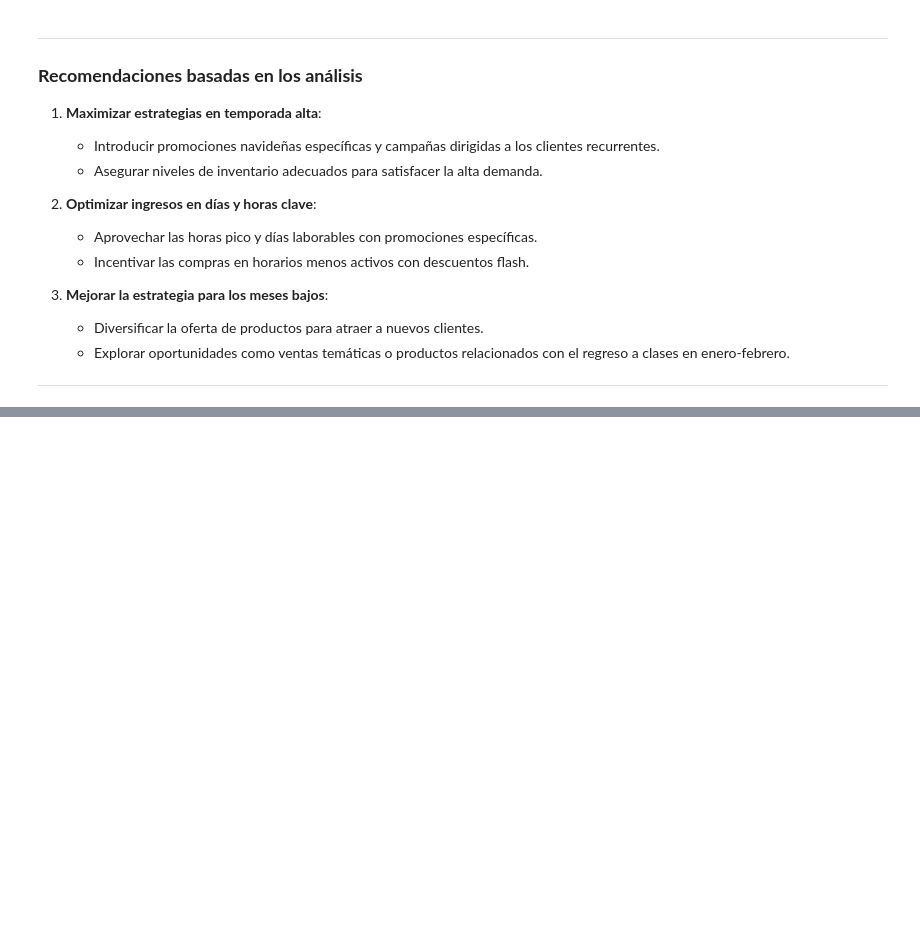
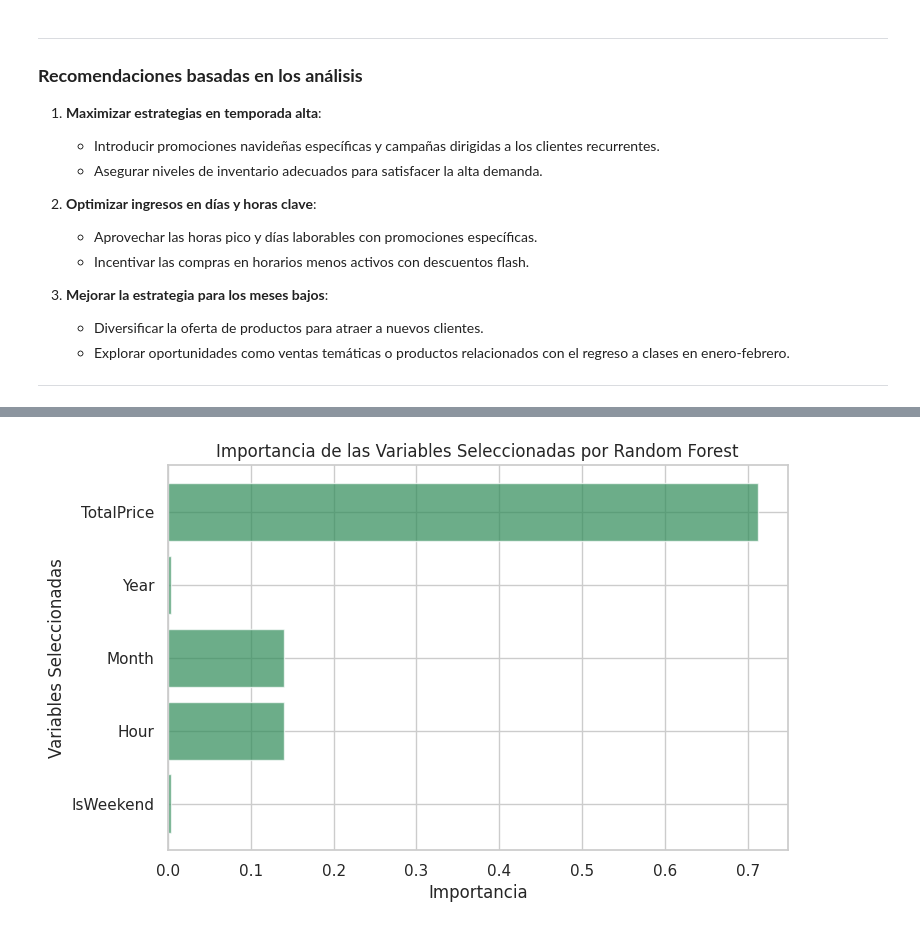
Before and after one commit to OttoBara/OnlineRetailAnalysis, a Jupyter notebook: ProyectoDS_ParteI_Baratto.ipynb, the cells around one changed output, grey strips where cells are left out. Drawn from its saved outputs; the diff is of its cells as text; code cells hidden in the pictures; blank space fills up the shorter version.

```diff
--- a/ProyectoDS_ParteI_Baratto.ipynb
+++ b/ProyectoDS_ParteI_Baratto.ipynb
@@ -863,0 +909,10 @@ El heatmap combina información sobre ingresos según el día de la semana y las
+# %%
+# 🔹 Eliminar columnas categóricas antes de entrenar el modelo
+X = X.drop(columns=['StockCode', 'DayOfWeek'], errors='ignore')
+
+# 🔹 Convertir la columna IsWeekend a valores numéricos (0 o 1)
+X['IsWeekend'] = X['IsWeekend'].astype(int)
+
+# 🔹 Revisar si ahora solo tenemos columnas numéricas
+print("Tipos de datos después de la limpieza:")
+print(X.dtypes)
@@ -863,0 +1065,19 @@ El heatmap combina información sobre ingresos según el día de la semana y las
+# %%
+from sklearn.feature_selection import SequentialFeatureSelector
+
+# Aplicar SFS con Random Forest para seleccionar las mejores variables
+sfs = SequentialFeatureSelector(modelo_rf,
+                                n_features_to_select=5,
+                                direction='forward',
+                                cv=3,  # Validación cruzada
+                                n_jobs=-1)  # Paralelizar el proceso
+
+# Ajustar SFS con el conjunto de entrenamiento
+sfs.fit(X_train, y_train)
+
+# Obtener las mejores características seleccionadas
+selected_features = X.columns[sfs.get_support()]
+
+# Mostrar las variables elegidas
+print("📌 Variables seleccionadas por SFS:")
+print(selected_features)
@@ -863,0 +1092,13 @@ El heatmap combina información sobre ingresos según el día de la semana y las
+# %%
+importances = modelo_rf_selected.feature_importances_
+
+# Crear gráfico de barras con la importancia de las variables
+plt.figure(figsize=(8, 5))
+plt.barh(selected_features, importances, color='seagreen', alpha=0.7)
+plt.xlabel("Importancia")
+plt.ylabel("Variables Seleccionadas")
+plt.title("Importancia de las Variables Seleccionadas por Random Forest")
+plt.gca().invert_yaxis()  # Invertir el eje para que la variable más importante esté arriba
+plt.show()
+# %% [output]
+[figure, added]
```
Also changed, not shown: parts of 20 cells of this notebook.
